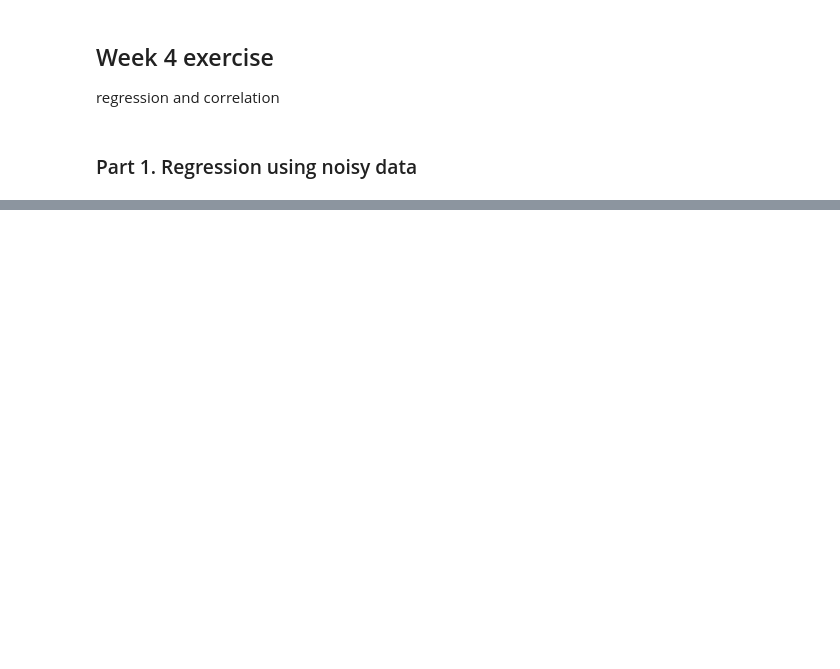
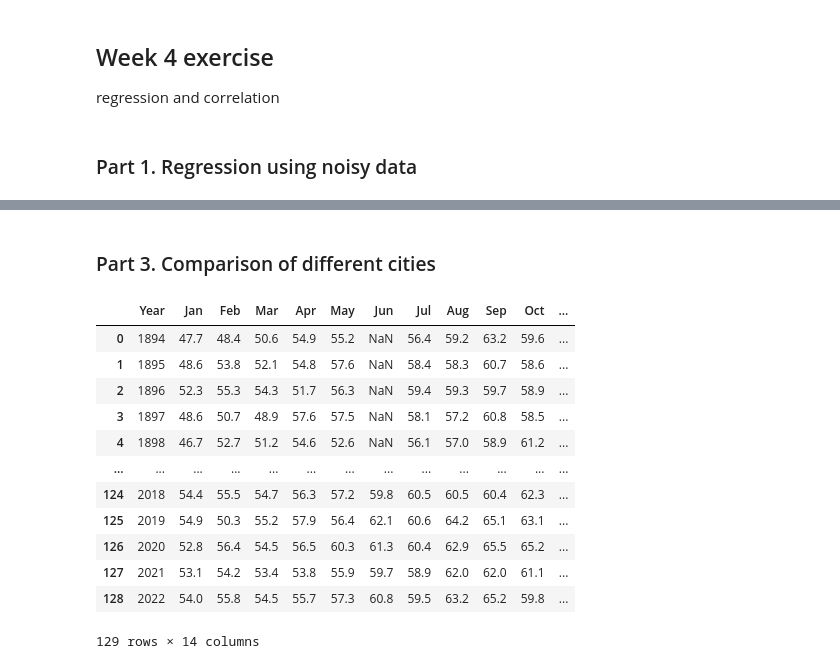
Before and after one commit to pengfeiliu371/EAS2655_S2023, a Jupyter notebook: python/Week4_exercise.ipynb, the cells around one changed output, grey strips where cells are left out. Saved outputs shown, nothing was run; the diff lists cells and outputs as text; code cells hidden in the pictures; blank space fills up the shorter version.

```diff
--- a/python/Week4_exercise.ipynb
+++ b/python/Week4_exercise.ipynb
@@ -52,0 +219,29 @@ plt.show()
+# %% [markdown]
+### Part 3. Comparison of different cities
+# %%
+# % import data (replace missing values with NaN)
+
+# Atlanta, GA
+df1=pd.read_excel('./temperature_four_cities.xlsx',sheet_name='ATL').replace('M', np.nan)
+# Boston, MA
+df2=pd.read_excel('./temperature_four_cities.xlsx',sheet_name='BOS').replace('M', np.nan)
+# San Francisco, CA
+df3=pd.read_excel('./temperature_four_cities.xlsx',sheet_name='SFO').replace('M', np.nan)
+# Seattle, WA
+df4=pd.read_excel('./temperature_four_cities.xlsx',sheet_name='SEA').replace('M', np.nan)
+
+df3
+# %% [output]
+|  | Year | Jan | Feb | Mar | Apr | May | Jun | Jul | Aug | Sep | Oct | ... |
+| 0 | 1894 | 47.7 | 48.4 | 50.6 | 54.9 | 55.2 | NaN | 56.4 | 59.2 | 63.2 | 59.6 | ... |
+| 1 | 1895 | 48.6 | 53.8 | 52.1 | 54.8 | 57.6 | NaN | 58.4 | 58.3 | 60.7 | 58.6 | ... |
+| 2 | 1896 | 52.3 | 55.3 | 54.3 | 51.7 | 56.3 | NaN | 59.4 | 59.3 | 59.7 | 58.9 | ... |
+| 3 | 1897 | 48.6 | 50.7 | 48.9 | 57.6 | 57.5 | NaN | 58.1 | 57.2 | 60.8 | 58.5 | ... |
+| 4 | 1898 | 46.7 | 52.7 | 51.2 | 54.6 | 52.6 | NaN | 56.1 | 57.0 | 58.9 | 61.2 | ... |
+| ... | ... | ... | ... | ... | ... | ... | ... | ... | ... | ... | ... | ... |
+| 124 | 2018 | 54.4 | 55.5 | 54.7 | 56.3 | 57.2 | 59.8 | 60.5 | 60.5 | 60.4 | 62.3 | ... |
+| 125 | 2019 | 54.9 | 50.3 | 55.2 | 57.9 | 56.4 | 62.1 | 60.6 | 64.2 | 65.1 | 63.1 | ... |
+| 126 | 2020 | 52.8 | 56.4 | 54.5 | 56.5 | 60.3 | 61.3 | 60.4 | 62.9 | 65.5 | 65.2 | ... |
+| 127 | 2021 | 53.1 | 54.2 | 53.4 | 53.8 | 55.9 | 59.7 | 58.9 | 62.0 | 62.0 | 61.1 | ... |
+| 128 | 2022 | 54.0 | 55.8 | 54.5 | 55.7 | 57.3 | 60.8 | 59.5 | 63.2 | 65.2 | 59.8 | ... |
+129 rows × 14 columns
```
Also changed, not shown: parts of 15 cells of this notebook, 12 other files.
